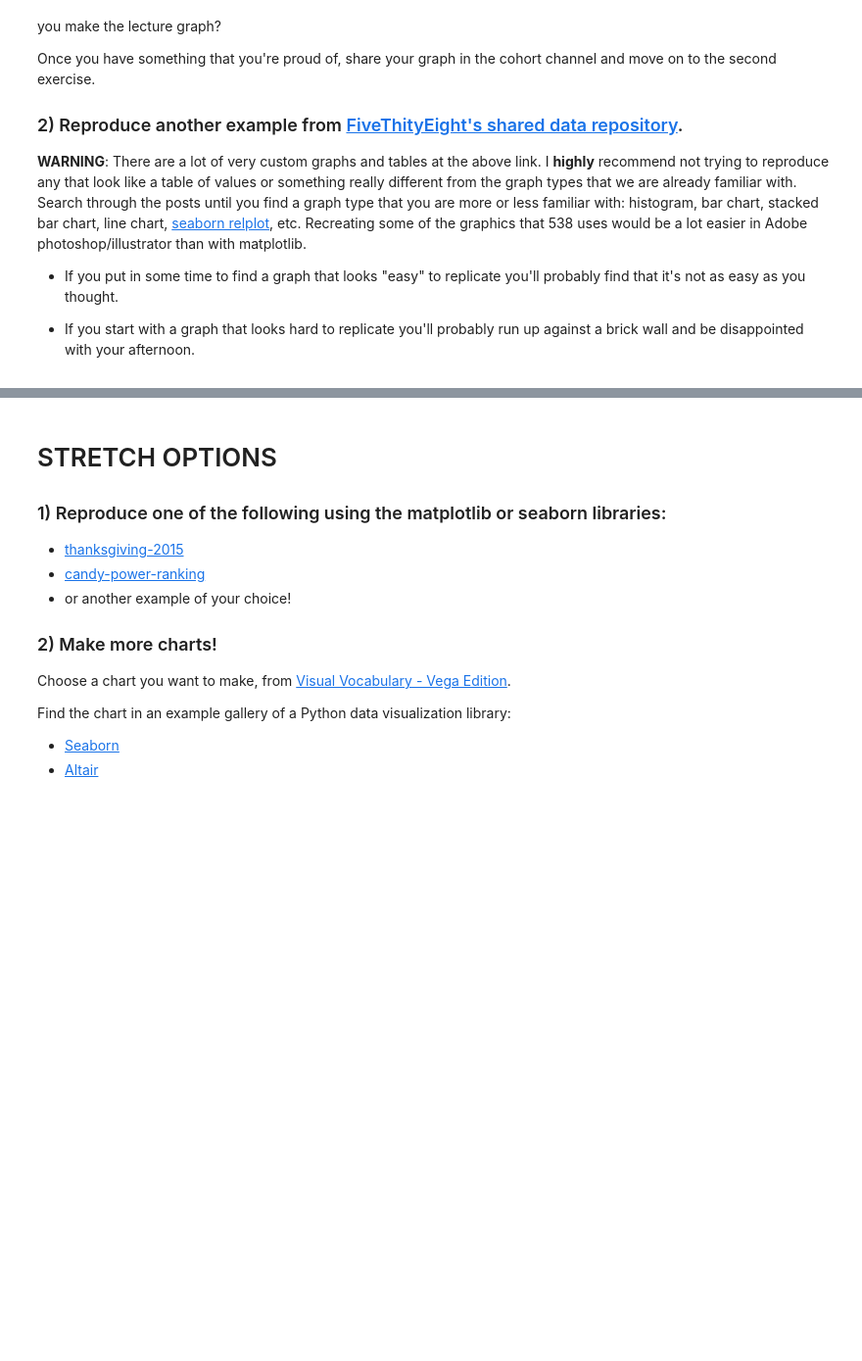
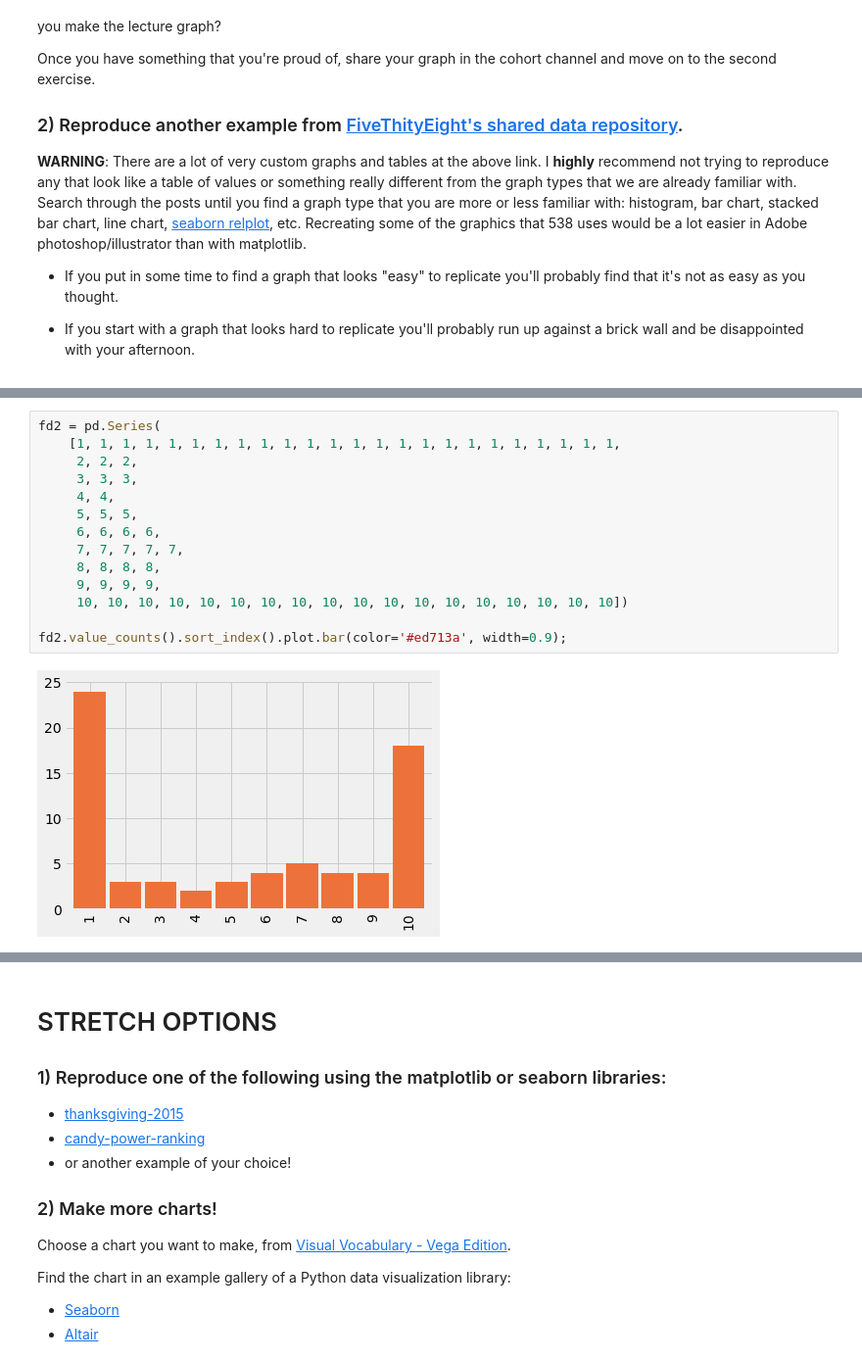
Before and after one commit to bloominstituteoftechnology/DS-Unit-1-Sprint-2-Data-Wrangling-and-Storytelling, a Jupyter notebook: module3-make-explanatory-visualizations/LS_DS_123_Make_Explanatory_Visualizations_Assignment.ipynb, the cells around one changed output, grey strips where cells are left out. Shown at 98% size. Saved outputs shown, nothing was run; the diff lists cells and outputs as text; blank space fills up the shorter version.

```diff
--- a/module3-make-explanatory-visualizations/LS_DS_123_Make_Explanatory_Visualizations_Assignment.ipynb
+++ b/module3-make-explanatory-visualizations/LS_DS_123_Make_Explanatory_Visualizations_Assignment.ipynb
@@ -20,0 +33,16 @@ Once you have something that you're proud of, share your graph in the cohort cha
+# %%
+fd2 = pd.Series(
+    [1, 1, 1, 1, 1, 1, 1, 1, 1, 1, 1, 1, 1, 1, 1, 1, 1, 1, 1, 1, 1, 1, 1, 1,
+     2, 2, 2,
+     3, 3, 3,
+     4, 4,
+     5, 5, 5,
+     6, 6, 6, 6,
+     7, 7, 7, 7, 7,
+     8, 8, 8, 8,
+     9, 9, 9, 9,
+     10, 10, 10, 10, 10, 10, 10, 10, 10, 10, 10, 10, 10, 10, 10, 10, 10, 10])
+
+fd2.value_counts().sort_index().plot.bar(color='#ed713a', width=0.9);
+# %% [output]
+[figure, added]
```
Also changed, not shown: parts of 19 cells of this notebook.
